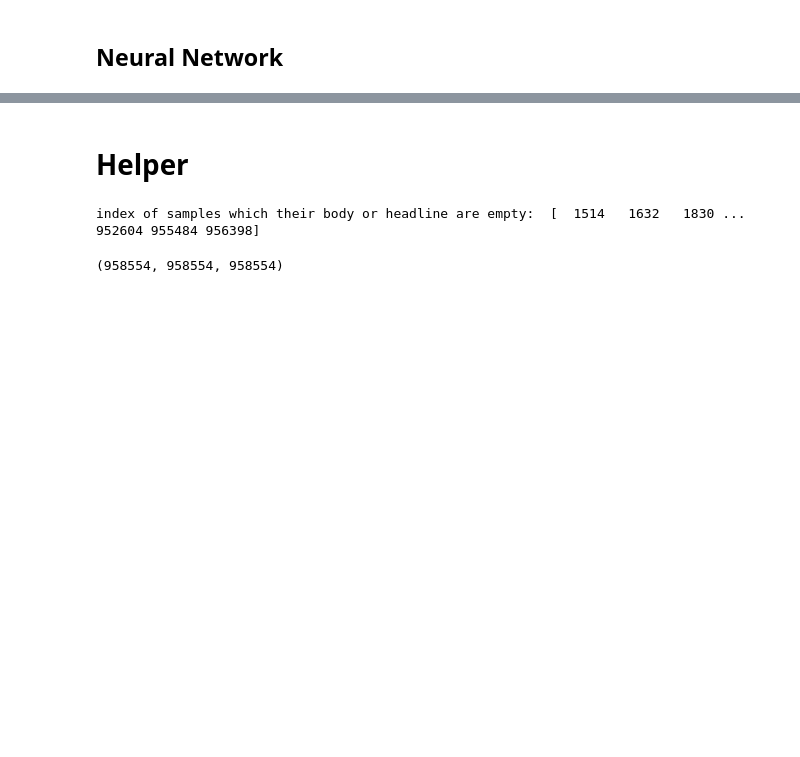
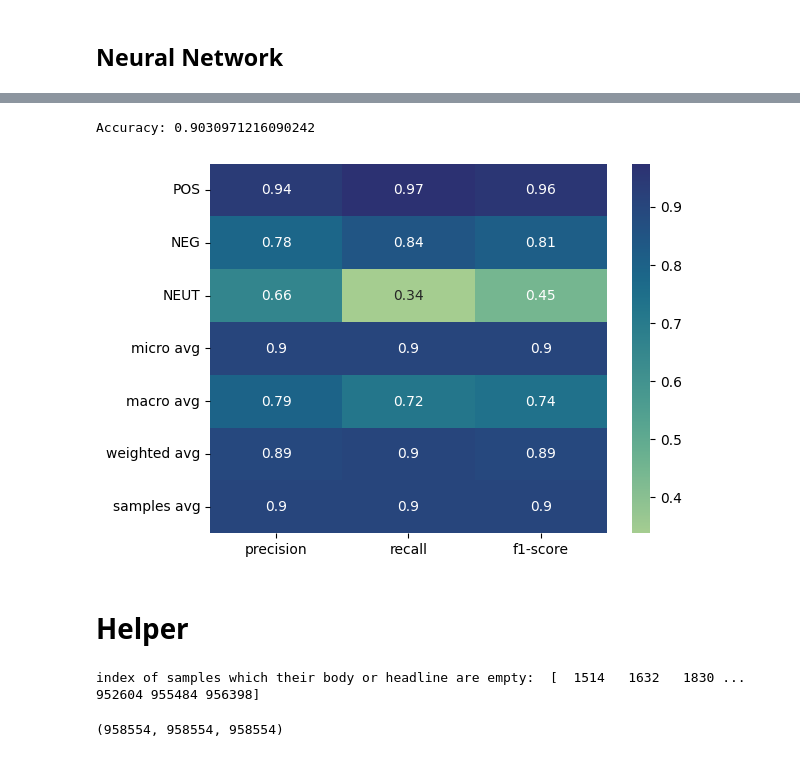
Before and after one commit to amirezzati/Reviews-Sentiment-Analysis, a Jupyter notebook: Reviews_Sentiment_Analysis.ipynb, the cells around one changed output, grey strips where cells are left out. Drawn from its saved outputs; the diff is of its cells as text; code cells hidden in the pictures; blank space fills up the shorter version.

```diff
--- a/Reviews_Sentiment_Analysis.ipynb
+++ b/Reviews_Sentiment_Analysis.ipynb
@@ -298 +323,26 @@ y_trainn.shape
+# %%
+def showPlots(history):
+  plt.plot(history['accuracy'],
+            label='training accuracy', marker='.', color='green')
+  plt.plot(history['val_accuracy'],
+            label='test accuracy', marker='.', color='blue')
+  plt.xlabel('Epochs')
+  plt.ylabel('Accuracy')
+  plt.legend()
+  plt.show()
+
+  plt.plot(history['loss'],
+            label='training loss', marker='.', color='green')
+  plt.plot(history['val_loss'],
+            label='test loss', marker='.', color='blue')
+  plt.xlabel('Epochs')
+  plt.ylabel('Loss')
+  plt.legend()
+  plt.show()
+
+# function for convert probablity to 0s and 1s for multiple classification
+def argmaxKeepDimensions(arr):
+  tmp = np.zeros_like(arr)
+  tmp[np.arange(len(arr)), arr.argmax(1)] = 1
+  return tmp
 # %%
@@ -343,0 +403,6 @@ Epoch 20/20
+# %%
+filepath = basePath + 'NN_model.hdf5'
+model = load_model(filepath)
+with tf.device('/GPU:0'):
+  model.evaluate(X_test, y_test_OH, verbose=0)
+  y_pred = model.predict(X_test)
@@ -344,3 +411,14 @@ Epoch 20/20
+# %%
+y_pred_OH = argmaxKeepDimensions(y_pred)
+accuray = accuracy_score(y_pred_OH, y_test_OH)
+
+report = classification_report(y_test_OH, y_pred_OH, target_names=['POS', 'NEG', 'NEUT'], output_dict=True)
+sb.heatmap(pd.DataFrame(report).iloc[:-1, :].T, annot=True, cmap='crest')
+
+print("Accuracy:", accuray)
+# %% [output]
+Accuracy: 0.9030971216090242
+[figure, added]
 # %% [markdown]
 # **Helper**
 # %%
```
Also changed, not shown: parts of 23 cells of this notebook.
